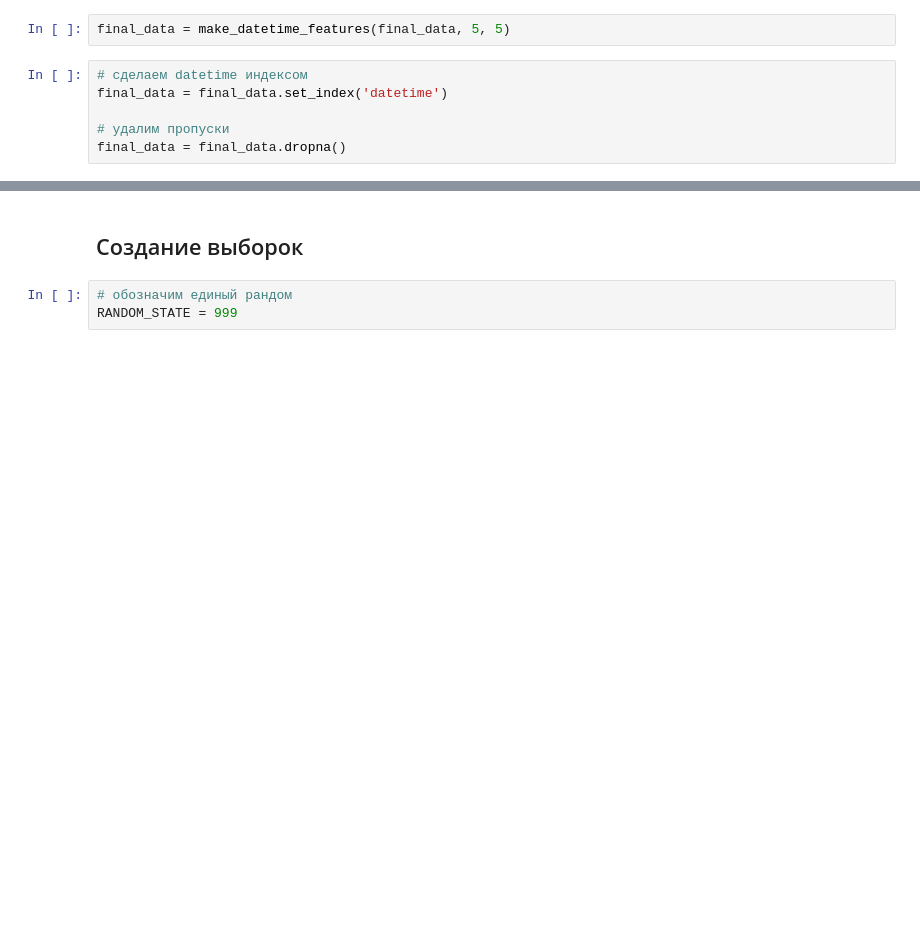
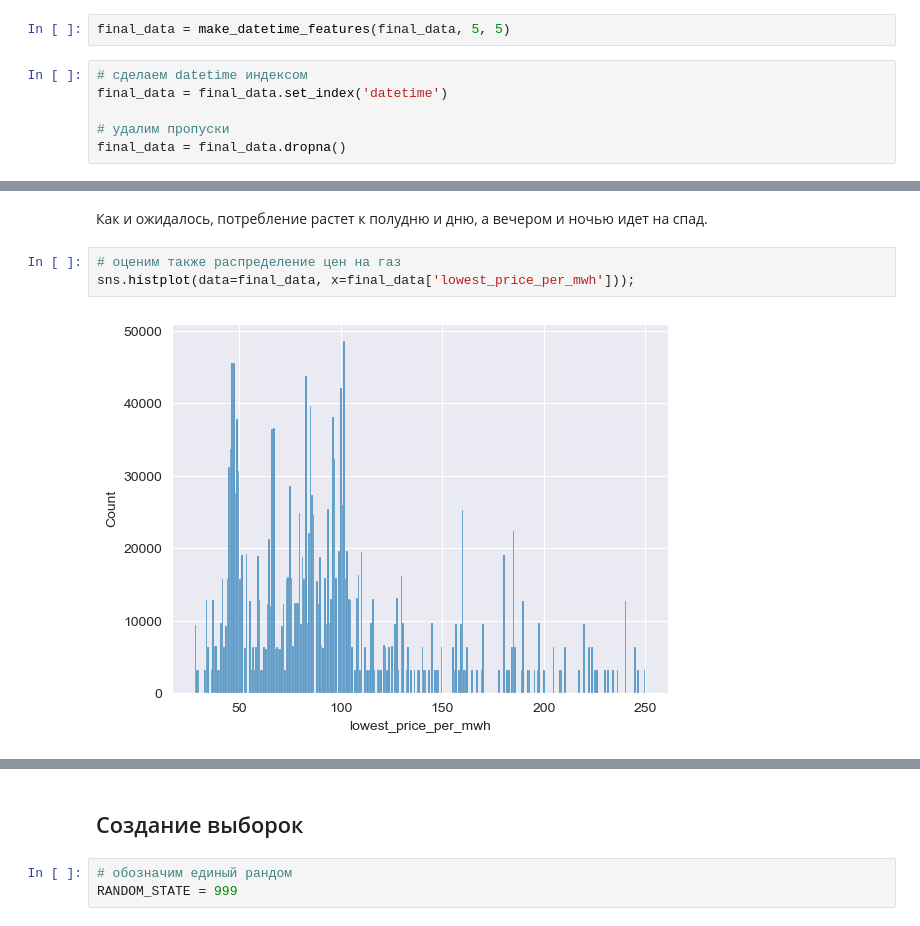
Before and after one commit to themjdex/energy-behavior-predictions, a Jupyter notebook: Enefit.ipynb, the cells around one changed output, grey strips where cells are left out. Saved outputs shown, nothing was run; the diff lists cells and outputs as text; blank space fills up the shorter version.

```diff
--- a/Enefit.ipynb
+++ b/Enefit.ipynb
@@ -682,0 +700,7 @@ final_data.head()
+# %% [markdown]
+Как и ожидалось, потребление растет к полудню и дню, а вечером и ночью идет на спад.
+# %%
+# оценим также распределение цен на газ
+sns.histplot(data=final_data, x=final_data['lowest_price_per_mwh']));
+# %% [output]
+[figure, added]
```
Also changed, not shown: parts of 16 cells of this notebook.
